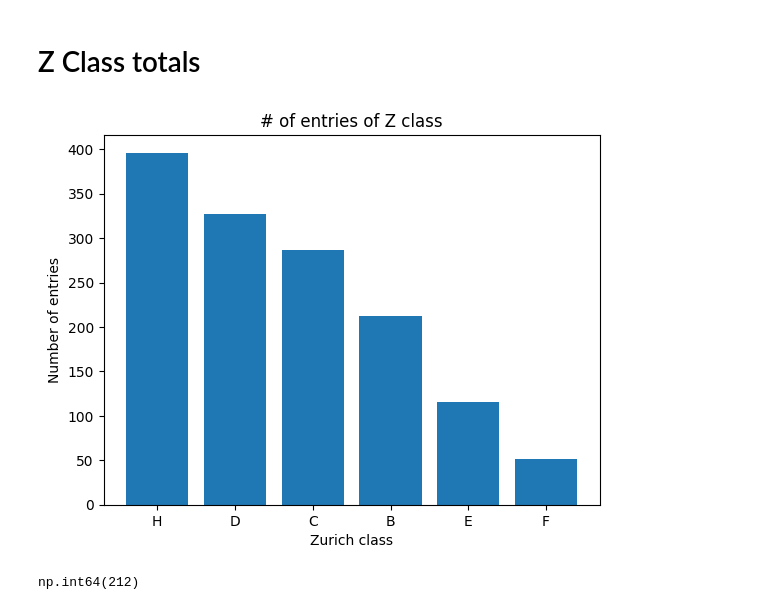
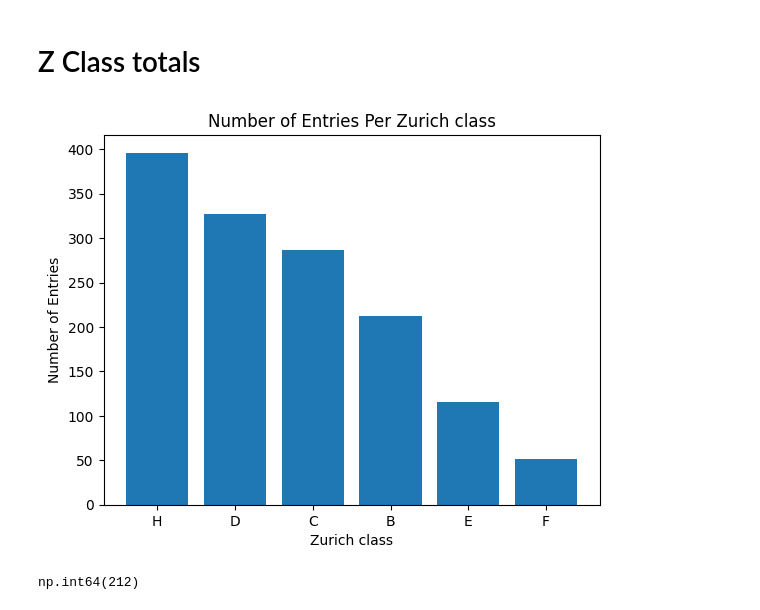
Before and after one commit to nollamae7-spec/DSRSP-Solar-Flares, a Jupyter notebook: storage_document_Solar_Flares.ipynb, the cells around one changed output. Drawn from its saved outputs; the diff is of its cells as text; code cells hidden in the pictures.

```diff
--- a/storage_document_Solar_Flares.ipynb
+++ b/storage_document_Solar_Flares.ipynb
@@ -673,12 +673,12 @@ plt.show()
 # %%
 z_class_counts = df['zurich_class'].value_counts()
 plt.bar(z_class_counts.index, z_class_counts.values)
-plt.title("# of entries of Z class")
+plt.title("Number of Entries Per Zurich class")
 plt.xlabel("Zurich class")
-plt.ylabel("Number of entries")
+plt.ylabel("Number of Entries")
 plt.show()
 # %% [output]
-[figure, old version]
+[figure, new version]
 # %%
 (df["zurich_class"]== 'B').sum()
 # %% [output]
```
Also changed, not shown: parts of 15 cells of this notebook.
